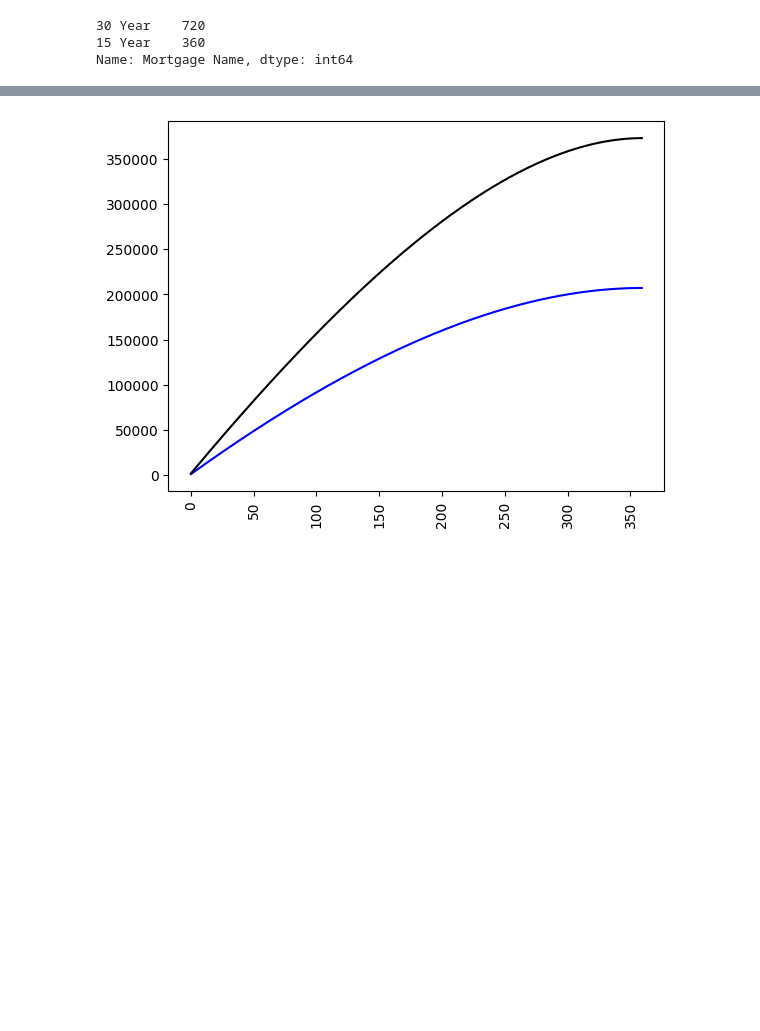
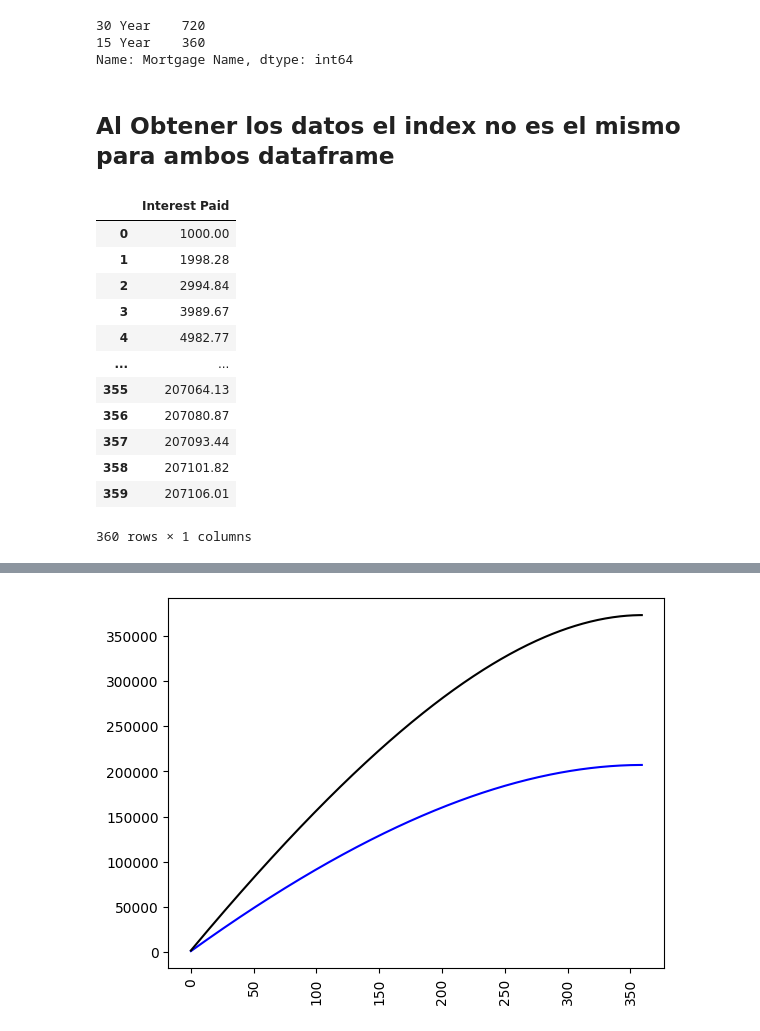
Before and after one commit to aabarzu/Coding-Dojo, a Jupyter notebook: ReproducirGráficoAA.ipynb, the cells around one changed output, grey strips where cells are left out. Cells and saved outputs as stored; diff of their text form; code cells hidden in the pictures; blank space fills up the shorter version.

```diff
--- a/ReproducirGráficoAA.ipynb
+++ b/ReproducirGráficoAA.ipynb
@@ -45,3 +45,25 @@ df['Mortgage Name'].value_counts()
 30 Year    720
 15 Year    360
 Name: Mortgage Name, dtype: int64
+# %% [markdown]
+## **Al Obtener los datos el index no es el mismo para ambos dataframe**
+# %%
+filtro_MortgageName3 = ( df['Mortgage Name'] ==  '30 Year' ) & (df['Interest Rate'] == 0.03)
+
+datos_3 = df[filtro_MortgageName3][['Interest Paid']].cumsum()
+
+datos_3
+# %% [output]
+|  | Interest Paid |
+| 0 | 1000.00 |
+| 1 | 1998.28 |
+| 2 | 2994.84 |
+| 3 | 3989.67 |
+| 4 | 4982.77 |
+| ... | ... |
+| 355 | 207064.13 |
+| 356 | 207080.87 |
+| 357 | 207093.44 |
+| 358 | 207101.82 |
+| 359 | 207106.01 |
+360 rows × 1 columns
```
Also changed, not shown: parts of 7 cells of this notebook.
